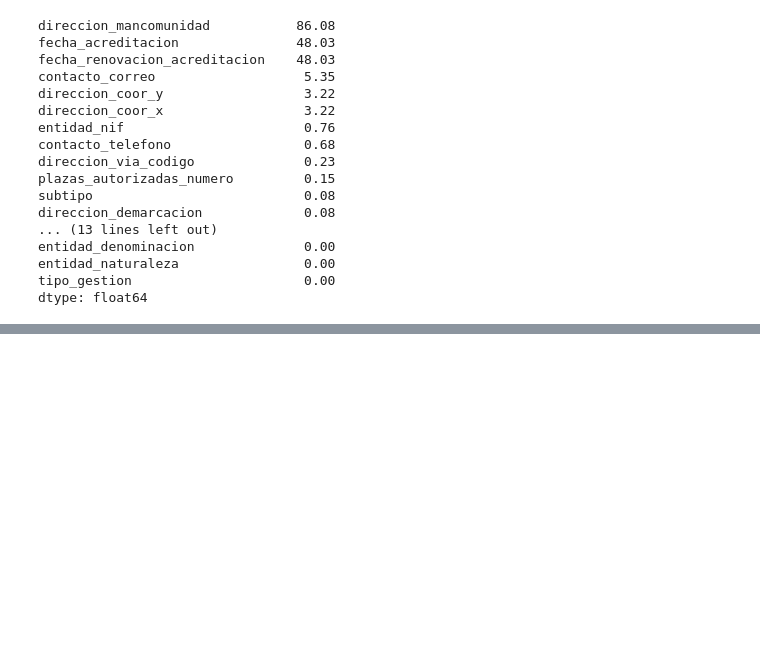
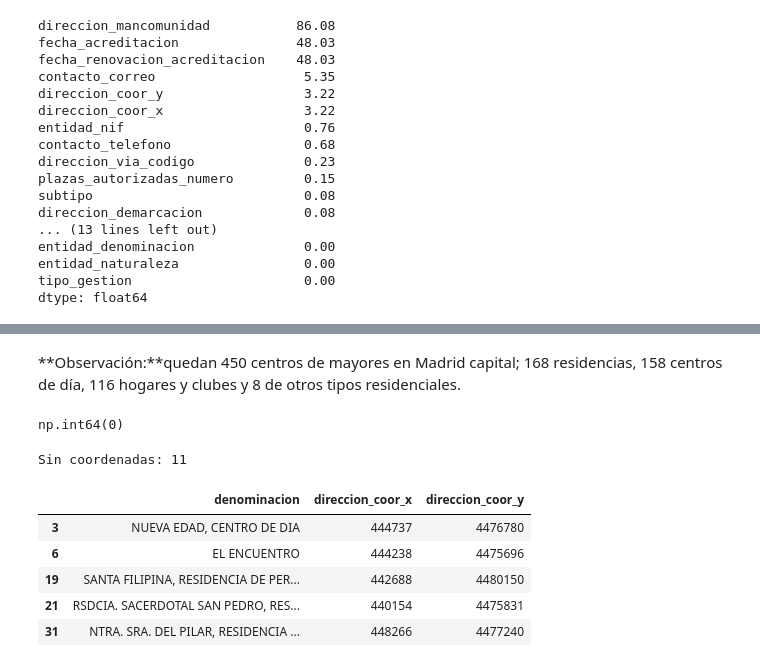
Before and after one commit to Juancarlosdelmarlostanau/calor-mayores-madrid, a Jupyter notebook: notebooks/data_cleaning_centros.ipynb, the cells around one changed output, grey strips where cells are left out. Saved outputs shown, nothing was run; the diff lists cells and outputs as text; code cells hidden in the pictures; blank space fills up the shorter version.

```diff
--- a/notebooks/data_cleaning_centros.ipynb
+++ b/notebooks/data_cleaning_centros.ipynb
@@ -66,0 +148,17 @@ dtype: float64
+# %% [markdown]
+**Observación:**quedan 450 centros de mayores en Madrid capital; 168 residencias, 158 centros de día, 116 hogares y clubes y 8 de otros tipos residenciales.
+# %%
+centers["numero_registro"].duplicated().sum()
+# %% [output]
+np.int64(0)
+# %%
+print("Sin coordenadas:", centers["direccion_coor_x"].isnull().sum())
+centers[["denominacion", "direccion_coor_x", "direccion_coor_y"]].head()
+# %% [output]
+Sin coordenadas: 11
+|  | denominacion | direccion_coor_x | direccion_coor_y |
+| 3 | NUEVA EDAD, CENTRO DE DIA | 444737 | 4476780 |
+| 6 | EL ENCUENTRO | 444238 | 4475696 |
+| 19 | SANTA FILIPINA, RESIDENCIA DE PER... | 442688 | 4480150 |
+| 21 | RSDCIA. SACERDOTAL SAN PEDRO, RES... | 440154 | 4475831 |
+| 31 | NTRA. SRA. DEL PILAR, RESIDENCIA ... | 448266 | 4477240 |
```
Also changed, not shown: parts of 20 cells of this notebook.
